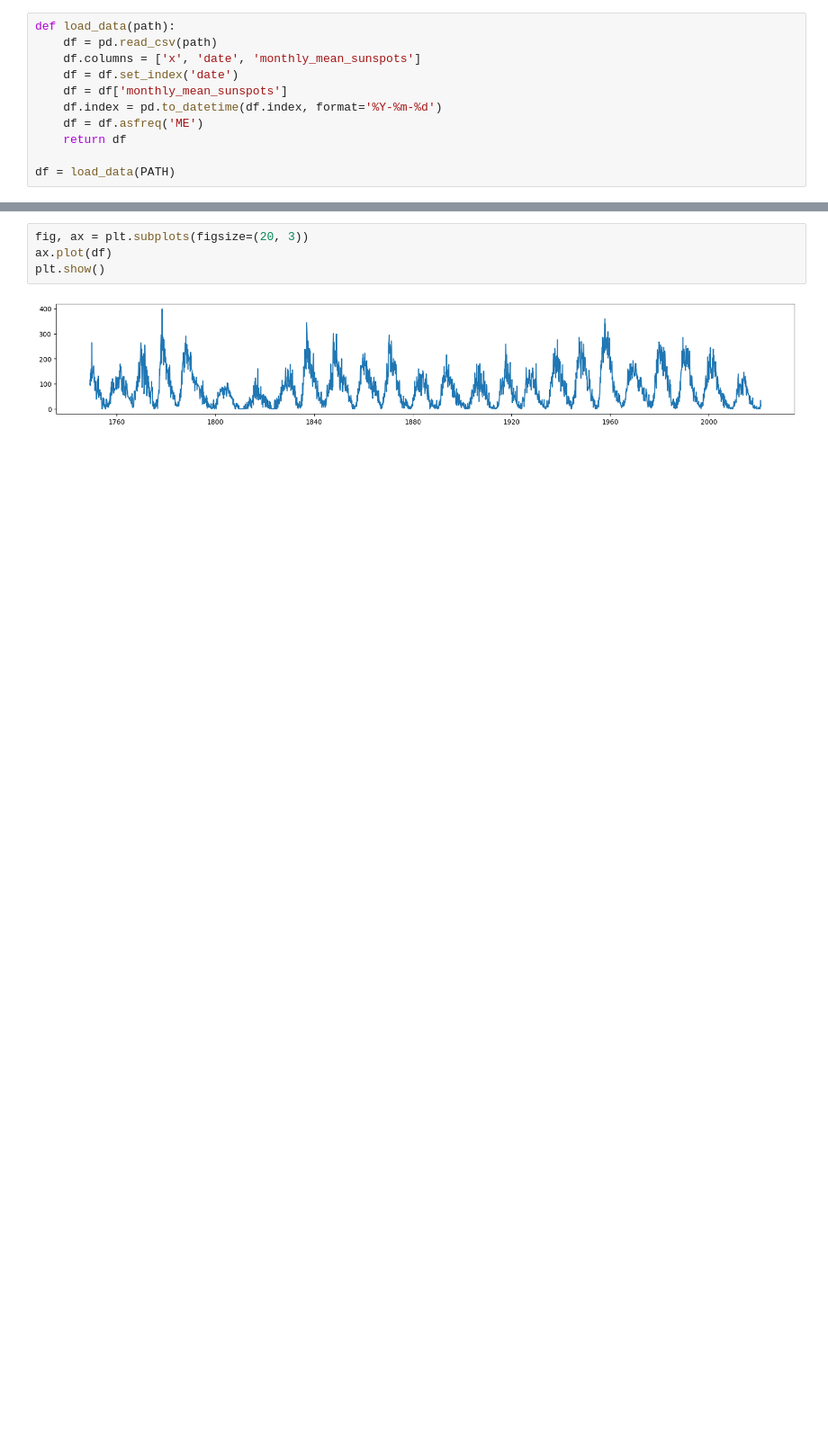
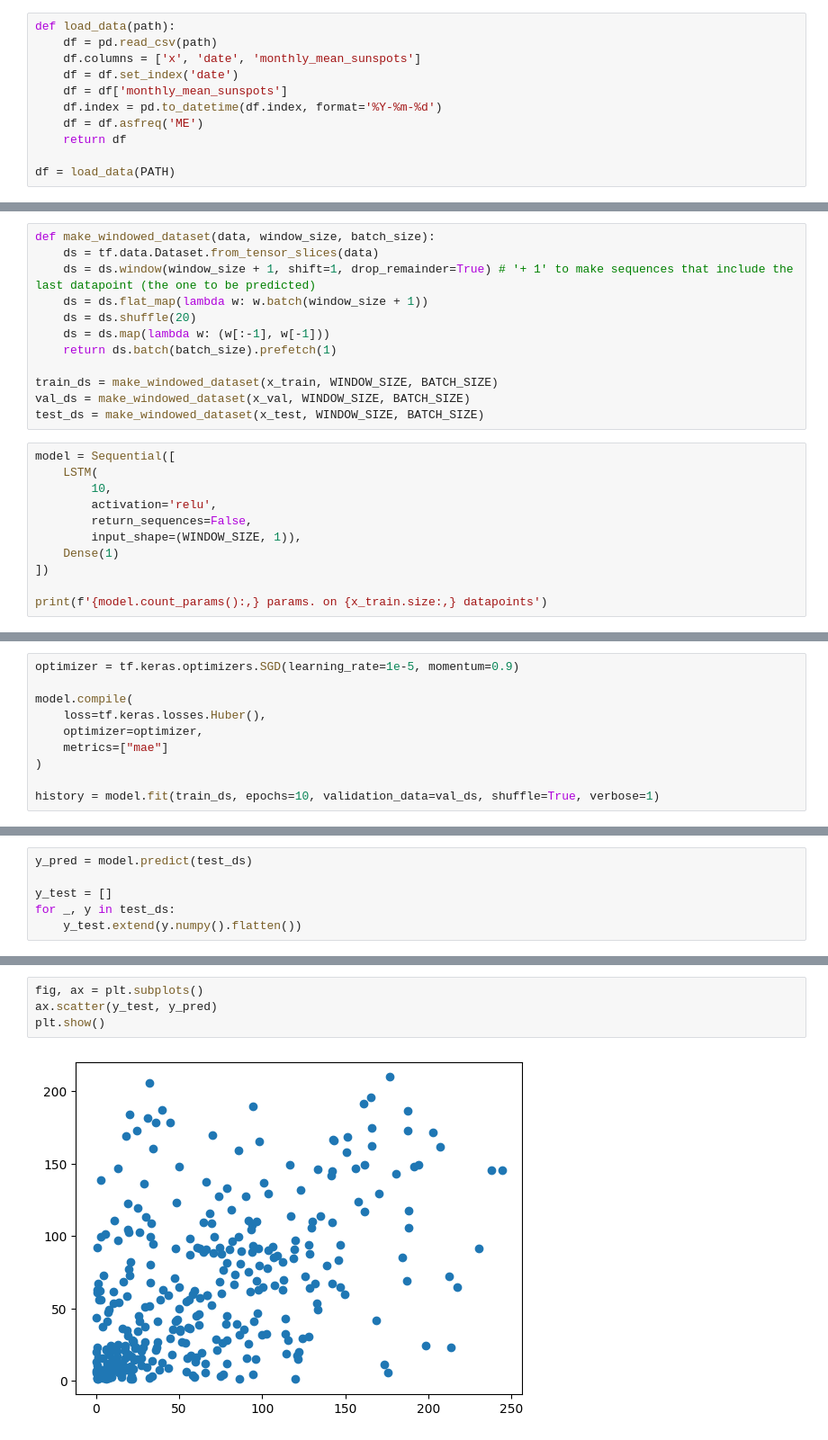
Before and after one commit to robetatis/study_notes_ml, a Jupyter notebook: sunspots.ipynb, the cells around one changed output, grey strips where cells are left out. Shown at 90% size. Saved outputs shown, nothing was run; the diff lists cells and outputs as text; blank space fills up the shorter version.

Commit message:
update lstm

```diff
--- a/sunspots.ipynb
+++ b/sunspots.ipynb
@@ -18,0 +177,23 @@ df = load_data(PATH)
+# %%
+def make_windowed_dataset(data, window_size, batch_size):
+    ds = tf.data.Dataset.from_tensor_slices(data)
+    ds = ds.window(window_size + 1, shift=1, drop_remainder=True) # '+ 1' to make sequences that include the last datapoint (the one to be predicted)
+    ds = ds.flat_map(lambda w: w.batch(window_size + 1))
+    ds = ds.shuffle(20)
+    ds = ds.map(lambda w: (w[:-1], w[-1]))
+    return ds.batch(batch_size).prefetch(1)
+
+train_ds = make_windowed_dataset(x_train, WINDOW_SIZE, BATCH_SIZE)
+val_ds = make_windowed_dataset(x_val, WINDOW_SIZE, BATCH_SIZE)
+test_ds = make_windowed_dataset(x_test, WINDOW_SIZE, BATCH_SIZE)
+# %%
+model = Sequential([
+    LSTM(
+        10,
+        activation='relu',
+        return_sequences=False,
+        input_shape=(WINDOW_SIZE, 1)),
+    Dense(1)
+])
+
+print(f'{model.count_params():,} params. on {x_train.size:,} datapoints')
@@ -18,0 +202,10 @@ df = load_data(PATH)
+# %%
+optimizer = tf.keras.optimizers.SGD(learning_rate=1e-5, momentum=0.9)
+
+model.compile(
+    loss=tf.keras.losses.Huber(),
+    optimizer=optimizer,
+    metrics=["mae"]
+)
+
+history = model.fit(train_ds, epochs=10, validation_data=val_ds, shuffle=True, verbose=1)
@@ -18,0 +242,6 @@ df = load_data(PATH)
+# %%
+y_pred = model.predict(test_ds)
+
+y_test = []
+for _, y in test_ds:
+    y_test.extend(y.numpy().flatten())
@@ -19,6 +255,6 @@ df = load_data(PATH)
 # %%
-fig, ax = plt.subplots(figsize=(20, 3))
-ax.plot(df)
+fig, ax = plt.subplots()
+ax.scatter(y_test, y_pred)
 plt.show()
 # %% [output]
-[figure, old version]
+[figure, new version]
```
Also changed, not shown: parts of 17 cells of this notebook, 1 other file.
